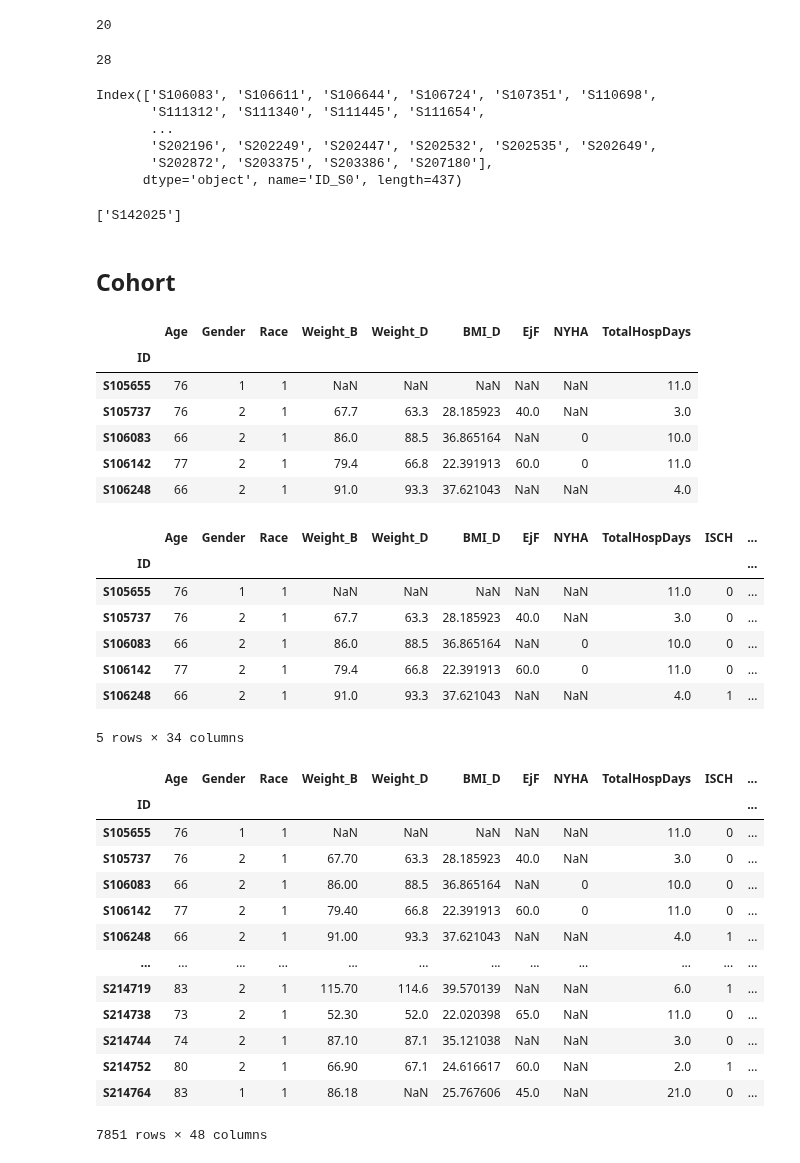
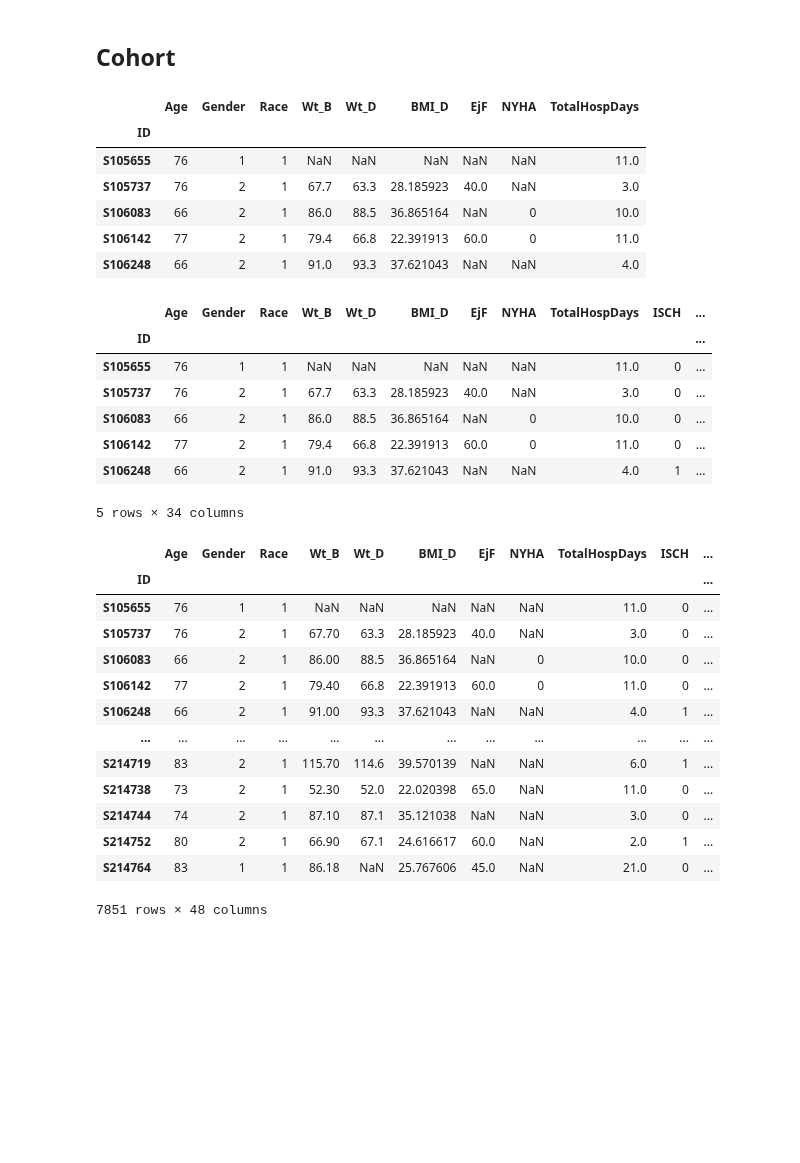
Before and after one commit to jozieLamp/CARNA, a Jupyter notebook: Score Label Preprocessing/ARIC Cohort Data Preprocessing.ipynb, the cells around one changed output. Cells and saved outputs as stored; diff of their text form; code cells hidden in the pictures; blank space fills up the shorter version.

Commit message:
Completing ARIC cohort preprocessing

```diff
--- a/Score Label Preprocessing/ARIC Cohort Data Preprocessing.ipynb
+++ b/Score Label Preprocessing/ARIC Cohort Data Preprocessing.ipynb
@@ -12,39 +9,3 @@ comm = pd.read_csv("../Data Validation/ARIC/Raw Data/commHF14.csv", sep=",", ind
-# %%
-#count num patients with hemo data
-count = 0
-for idx in cohort.index:
-    pt = cohort.loc[idx]
-    if not np.isnan(pt['HFAA31B1']) or not np.isnan(pt['HFAA31B2']) or not np.isnan(pt['HFAA31B3']) or not np.isnan(pt['HFAA31B4']) or not np.isnan(pt['HFAA31B5']):
-        count += 1
-
-count
-# %% [output]
-20
-# %%
-#count num patients with hemo data
-count = 0
-for idx in comm.index:
-    pt = comm.loc[idx]
-    if not np.isnan(pt['HFAA31B1']) or not np.isnan(pt['HFAA31B2']) or not np.isnan(pt['HFAA31B3']) or not np.isnan(pt['HFAA31B4']) or not np.isnan(pt['HFAA31B5']):
-        count += 1
-
-count
-# %% [output]
-28
-# %%
-comm.index.intersection(cohort.index)
-# %% [output]
-Index(['S106083', 'S106611', 'S106644', 'S106724', 'S107351', 'S110698',
-       'S111312', 'S111340', 'S111445', 'S111654',
-       ...
-       'S202196', 'S202249', 'S202447', 'S202532', 'S202535', 'S202649',
-       'S202872', 'S203375', 'S203386', 'S207180'],
-      dtype='object', name='ID_S0', length=437)
-# %%
-hfcchips16
-list(set(hfchfaps16.index) - set(hfcchips16.index))
-# %% [output]
-['S142025']
 # %% [markdown]
 ## Cohort
 # %%
@@ -56,7 +17,7 @@ hfccfdps16 = pd.read_csv("../Data Validation/ARIC/Raw Data/cohort/hfccfdps16.csv
 hfccelps16 = pd.read_csv("../Data Validation/ARIC/Raw Data/cohort/hfccelps16.csv", sep=",", index_col='ID_S0').sort_index()
 # %%
 cohort = pd.DataFrame()
-cohort['ID'] = ch1.index
+cohort['ID'] = hfcoccps16.index
 cohort = cohort.set_index('ID')
 
 cohort['Age'] = hfcoccps16['AGE'].tolist()
@@ -90,36 +51,38 @@ for idx in hfchfaps16.index:
         lst.append(pt['HFAA20A'])
 
 cohort['Wt_B'] = lst
 
 lst = []
 for idx in hfchfaps16.index:
     pt = hfchfaps16.loc[idx]
     if pt['HFAA20B1'] == 'L': #convert lbs to Kg
         lst.append(pt['HFAA20B'] * 0.45359237)
     else:
         lst.append(pt['HFAA20B'])
 
 cohort['Wt_D'] = lst
 
 cohort['BMI_D'] = hfcoccps16['BMI'].tolist()
 cohort['EjF'] = hfcoccps16['LVEF_CUR'].tolist()
 
 #NYHA
 lst = []
 for idx in hfchfaps16.index:
     pt = hfchfaps16.loc[idx]
     if pt['HFAA24D'] == 'N':
         lst.append(0)
     else:
         lst.append(pt['HFAA24D'])
 cohort['NYHA'] = lst
 
-days = hfcchips16['CHIA0C_DAYS'] - hfcchips16['CHIA6A_DAYS']
-cohort['TotalHospDays'] = days.tolist()
+# days = hfcchips16['CHIA0C_DAYS'] - hfcchips16['CHIA6A_DAYS']
+# cohort['TotalHospDays'] = days.tolist()
+
+cohort['TotalHospDays'] = hfcoccps16['LOS'].tolist()
 
 cohort.head(5)
 # %% [output]
-|  | Age | Gender | Race | Weight_B | Weight_D | BMI_D | EjF | NYHA | TotalHospDays |
+|  | Age | Gender | Race | Wt_B | Wt_D | BMI_D | EjF | NYHA | TotalHospDays |
 | ID |  |  |  |  |  |  |  |  |  |
 | S105655 | 76 | 1 | 1 | NaN | NaN | NaN | NaN | NaN | 11.0 |
 | S105737 | 76 | 2 | 1 | 67.7 | 63.3 | 28.185923 | 40.0 | NaN | 3.0 |
@@ -380,7 +343,7 @@ cohort['PTCI'] = lst
 
 cohort.head(5)
 # %% [output]
-|  | Age | Gender | Race | Weight_B | Weight_D | BMI_D | EjF | NYHA | TotalHospDays | ISCH | ... |
+|  | Age | Gender | Race | Wt_B | Wt_D | BMI_D | EjF | NYHA | TotalHospDays | ISCH | ... |
 | ID |  |  |  |  |  |  |  |  |  |  | ... |
 | S105655 | 76 | 1 | 1 | NaN | NaN | NaN | NaN | NaN | 11.0 | 0 | ... |
 | S105737 | 76 | 2 | 1 | 67.7 | 63.3 | 28.185923 | 40.0 | NaN | 3.0 | 0 | ... |
@@ -482,7 +445,7 @@ cohort['DIUR_D'] = lst
 
 cohort
 # %% [output]
-|  | Age | Gender | Race | Weight_B | Weight_D | BMI_D | EjF | NYHA | TotalHospDays | ISCH | ... |
+|  | Age | Gender | Race | Wt_B | Wt_D | BMI_D | EjF | NYHA | TotalHospDays | ISCH | ... |
 | ID |  |  |  |  |  |  |  |  |  |  | ... |
 | S105655 | 76 | 1 | 1 | NaN | NaN | NaN | NaN | NaN | 11.0 | 0 | ... |
 | S105737 | 76 | 2 | 1 | 67.70 | 63.3 | 28.185923 | 40.0 | NaN | 3.0 | 0 | ... |
```
Also changed, not shown: parts of 6 cells of this notebook, 9 other files.
